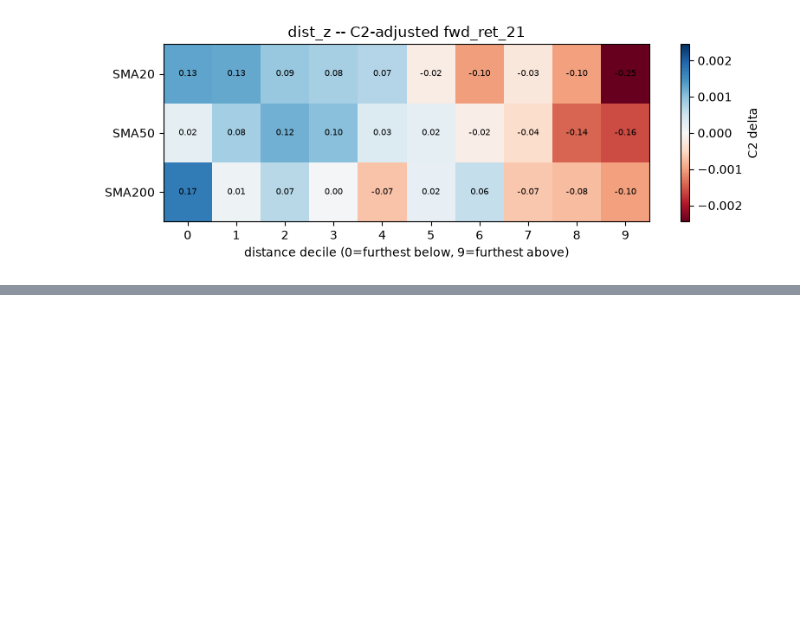
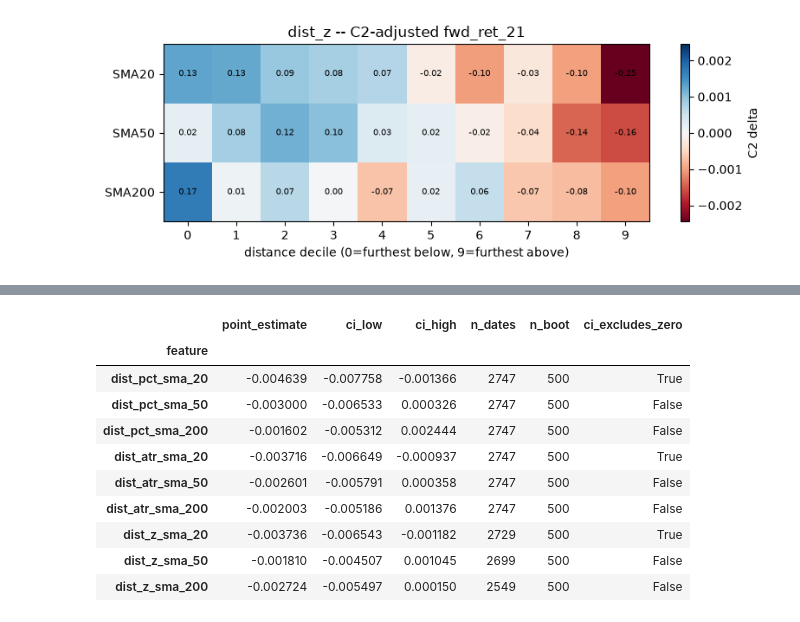
Before and after one commit to omerk1/stocks_analysis, a Jupyter notebook: notebooks/moving_averages_m04_distance.ipynb, the cells around one changed output, grey strips where cells are left out. Saved outputs shown, nothing was run; the diff lists cells and outputs as text; code cells hidden in the pictures; blank space fills up the shorter version.

```diff
--- a/notebooks/moving_averages_m04_distance.ipynb
+++ b/notebooks/moving_averages_m04_distance.ipynb
@@ -209,0 +151,37 @@ pattern surviving C2 matching. M4 is not dead at this pass.
+# %%
+prepared = m04.prepare(panel)
+
+inference_rows = []
+for feature in m04.DISTANCE_FEATURES:
+    for lookback in m04.LOOKBACKS:
+        col = f"{feature}_sma_{lookback}"
+        working = prepared.dropna(subset=[col, "fwd_ret_21"]).copy()
+        working["decile"] = cross_sectional_bucket(working, col, n_buckets=10)
+        working = working.dropna(subset=["decile"])
+        working["decile"] = working["decile"].astype(int)
+
+        boot = block_bootstrap_spread(
+            working, decile_col="decile", decile_low=0, decile_high=9,
+            value_col="fwd_ret_21", match_cols=list(m04.C2_MATCH_COLS),
+            date_col="date", block_length=42, n_boot=500, ci=0.90, seed=0,
+        )
+        boot["feature"] = col
+        boot["ci_excludes_zero"] = (boot["ci_low"] > 0) or (boot["ci_high"] < 0)
+        inference_rows.append(boot)
+
+inference_df = pd.DataFrame(inference_rows).set_index("feature")[
+    ["point_estimate", "ci_low", "ci_high", "n_dates", "n_boot", "ci_excludes_zero"]
+]
+inference_df
+# %% [output]
+|  | point_estimate | ci_low | ci_high | n_dates | n_boot | ci_excludes_zero |
+| feature |  |  |  |  |  |  |
+| dist_pct_sma_20 | -0.004639 | -0.007758 | -0.001366 | 2747 | 500 | True |
+| dist_pct_sma_50 | -0.003000 | -0.006533 | 0.000326 | 2747 | 500 | False |
+| dist_pct_sma_200 | -0.001602 | -0.005312 | 0.002444 | 2747 | 500 | False |
+| dist_atr_sma_20 | -0.003716 | -0.006649 | -0.000937 | 2747 | 500 | True |
+| dist_atr_sma_50 | -0.002601 | -0.005791 | 0.000358 | 2747 | 500 | False |
+| dist_atr_sma_200 | -0.002003 | -0.005186 | 0.001376 | 2747 | 500 | False |
+| dist_z_sma_20 | -0.003736 | -0.006543 | -0.001182 | 2729 | 500 | True |
+| dist_z_sma_50 | -0.001810 | -0.004507 | 0.001045 | 2699 | 500 | False |
+| dist_z_sma_200 | -0.002724 | -0.005497 | 0.000150 | 2549 | 500 | False |
```
Also changed, not shown: parts of 23 cells of this notebook, 4 other files.
